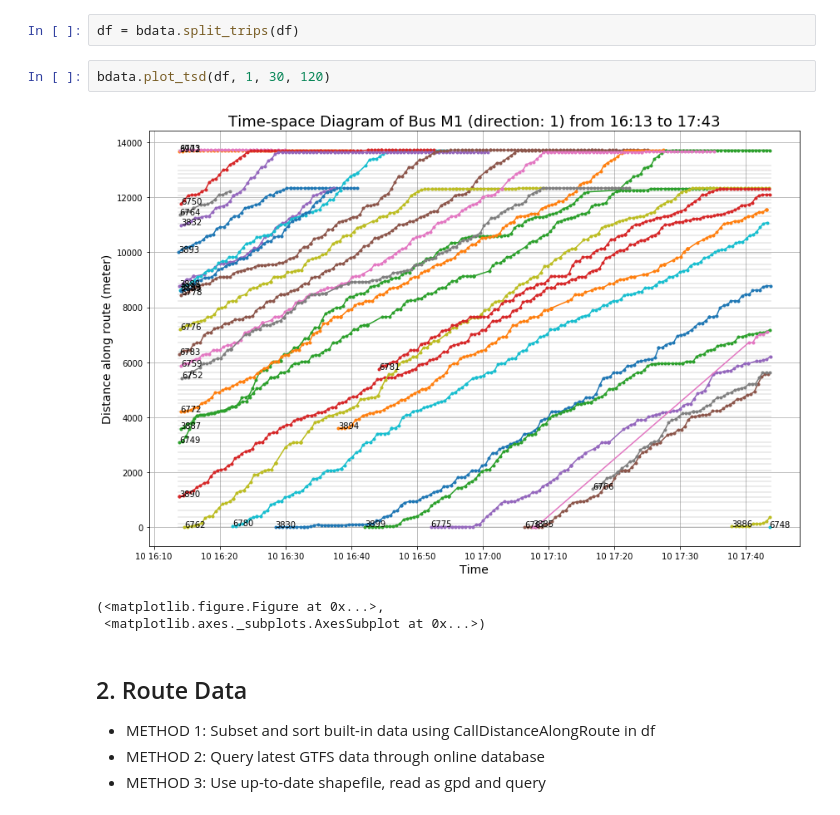
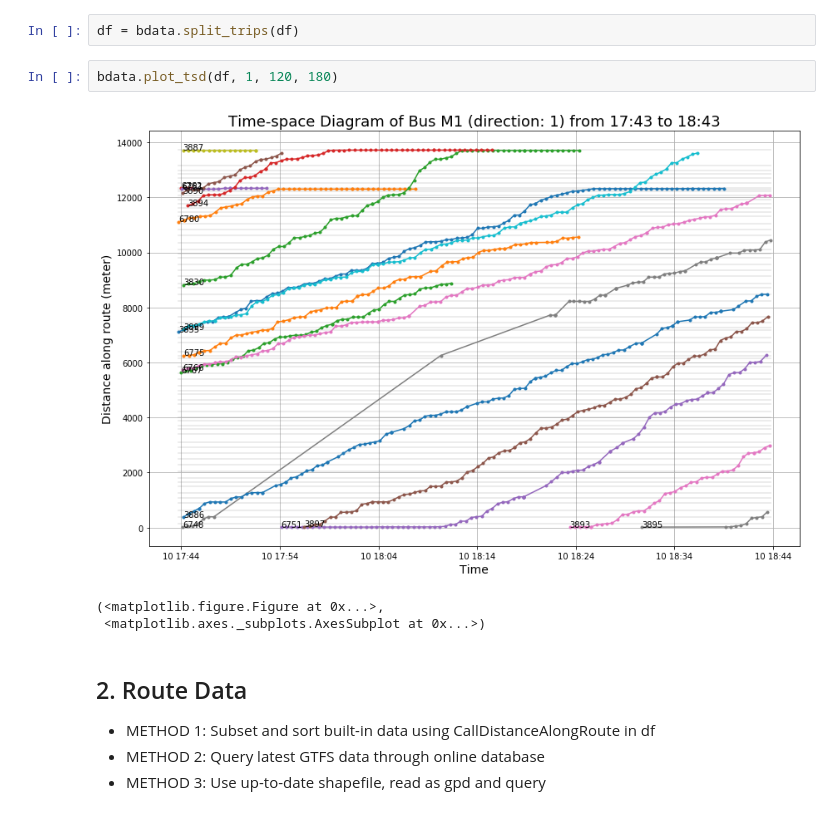
Before and after one commit to ywnch/buskit, a Jupyter notebook: example_main.ipynb, the cells around one changed output. Cells and saved outputs as stored; diff of their text form.

```diff
--- a/example_main.ipynb
+++ b/example_main.ipynb
@@ -131,9 +150,9 @@ See the caveats in the documentation: http://pandas.pydata.org/pandas-docs/stabl
 # %%
 df = bdata.split_trips(df)
 # %%
-bdata.plot_tsd(df, 1, 30, 120)
+bdata.plot_tsd(df, 1, 120, 180)
 # %% [output]
-[figure, old version]
+[figure, new version]
 (<matplotlib.figure.Figure at 0x...>,
  <matplotlib.axes._subplots.AxesSubplot at 0x...>)
 # %% [markdown]
```
Also changed, not shown: parts of 19 cells of this notebook, 8 other files.
